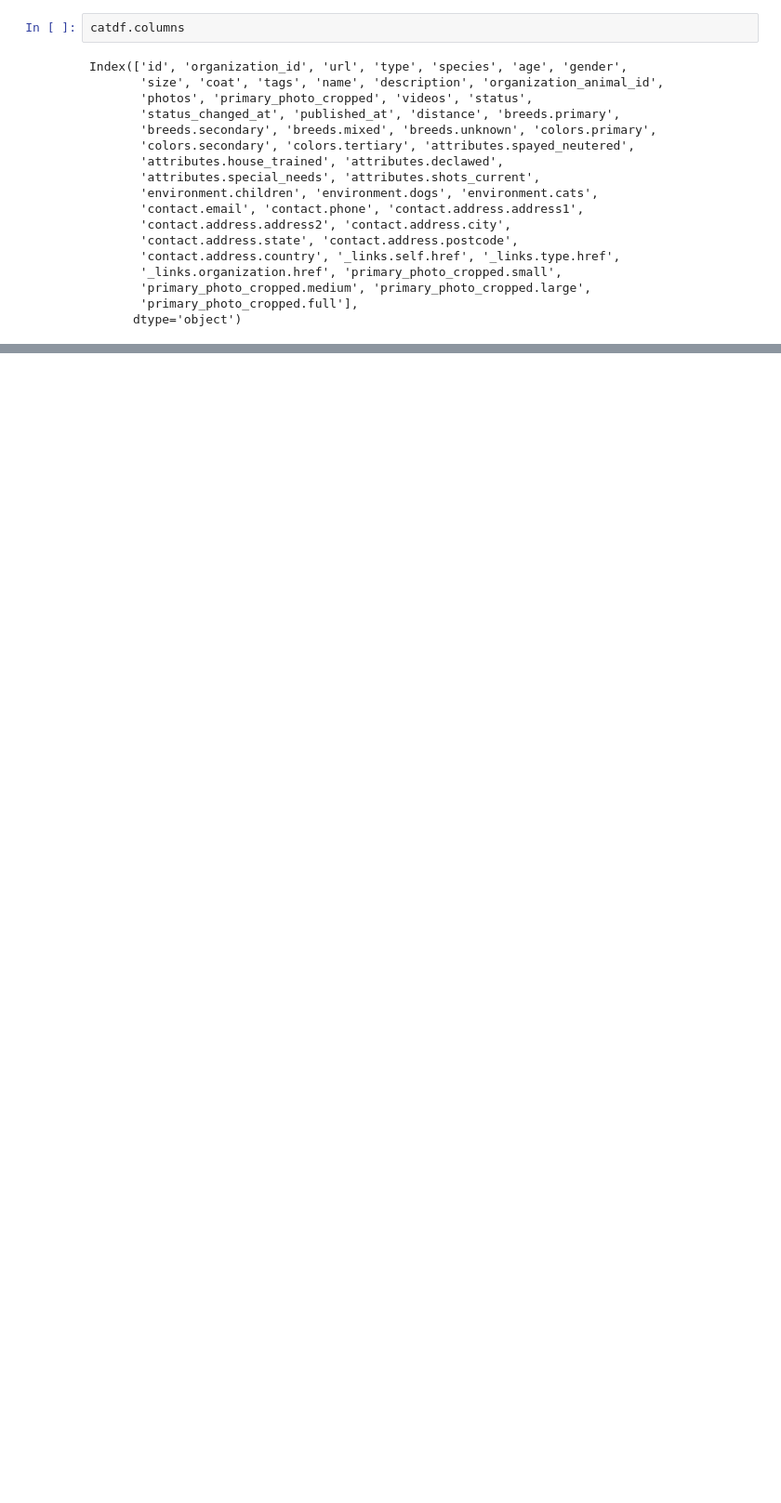
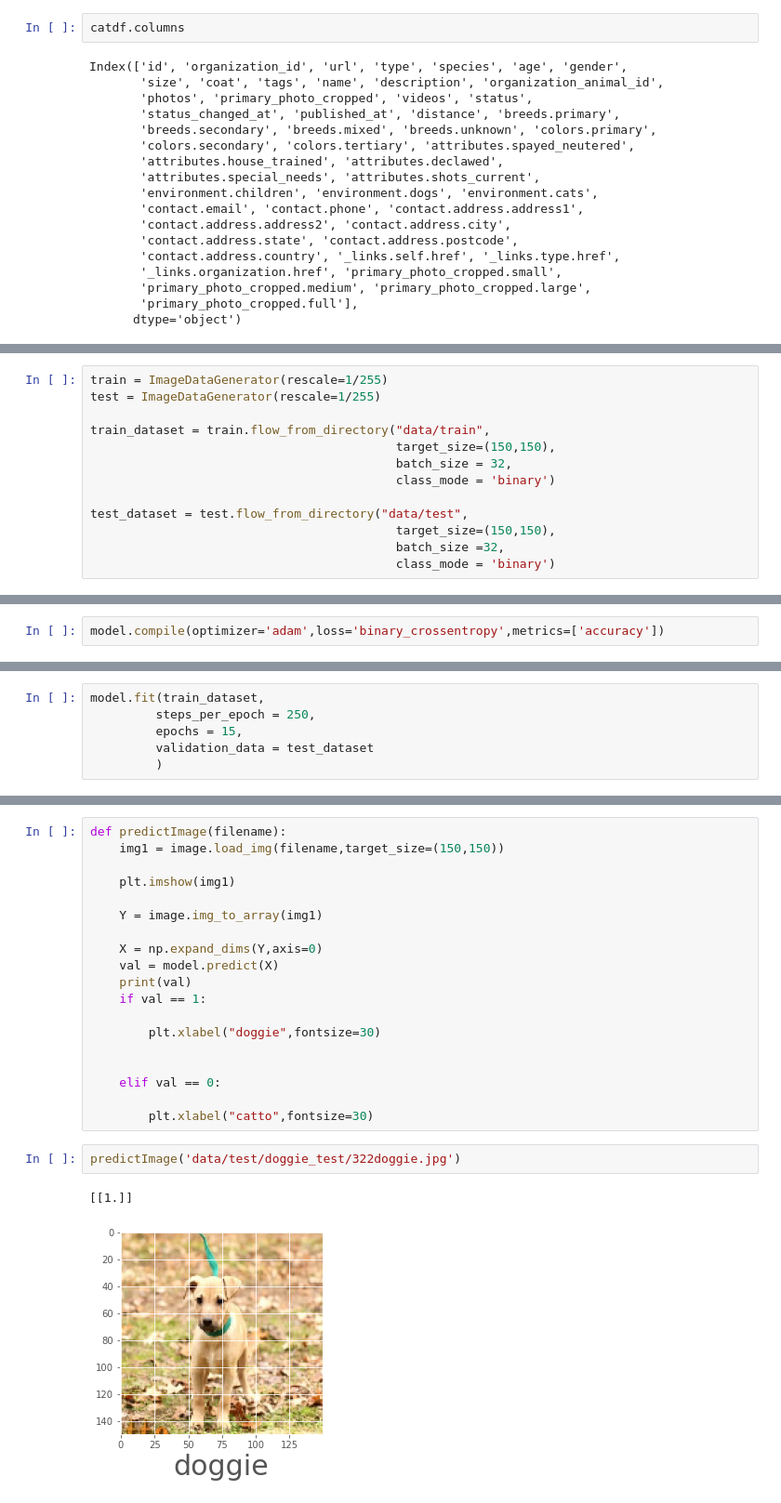
Before and after one commit to ansingh6/sta141b-final, a Jupyter notebook: final.ipynb, the cells around one changed output, grey strips where cells are left out. Shown at 93% size. Saved outputs shown, nothing was run; the diff lists cells and outputs as text; blank space fills up the shorter version.

```diff
--- a/final.ipynb
+++ b/final.ipynb
@@ -337,0 +396,13 @@ Index(['id', 'organization_id', 'url', 'type', 'species', 'age', 'gender',
+# %%
+train = ImageDataGenerator(rescale=1/255)
+test = ImageDataGenerator(rescale=1/255)
+
+train_dataset = train.flow_from_directory("data/train",
+                                          target_size=(150,150),
+                                          batch_size = 32,
+                                          class_mode = 'binary')
+
+test_dataset = test.flow_from_directory("data/test",
+                                          target_size=(150,150),
+                                          batch_size =32,
+                                          class_mode = 'binary')
@@ -337,0 +448,2 @@ Index(['id', 'organization_id', 'url', 'type', 'species', 'age', 'gender',
+# %%
+model.compile(optimizer='adam',loss='binary_crossentropy',metrics=['accuracy'])
@@ -337,0 +452,6 @@ Index(['id', 'organization_id', 'url', 'type', 'species', 'age', 'gender',
+# %%
+model.fit(train_dataset,
+         steps_per_epoch = 250,
+         epochs = 15,
+         validation_data = test_dataset
+         )
@@ -337,0 +479,24 @@ Index(['id', 'organization_id', 'url', 'type', 'species', 'age', 'gender',
+# %%
+def predictImage(filename):
+    img1 = image.load_img(filename,target_size=(150,150))
+
+    plt.imshow(img1)
+
+    Y = image.img_to_array(img1)
+
+    X = np.expand_dims(Y,axis=0)
+    val = model.predict(X)
+    print(val)
+    if val == 1:
+
+        plt.xlabel("doggie",fontsize=30)
+
+
+    elif val == 0:
+
+        plt.xlabel("catto",fontsize=30)
+# %%
+predictImage('data/test/doggie_test/322doggie.jpg')
+# %% [output]
+[[1.]]
+[figure, added]
```
Also changed, not shown: parts of 31 cells of this notebook.
